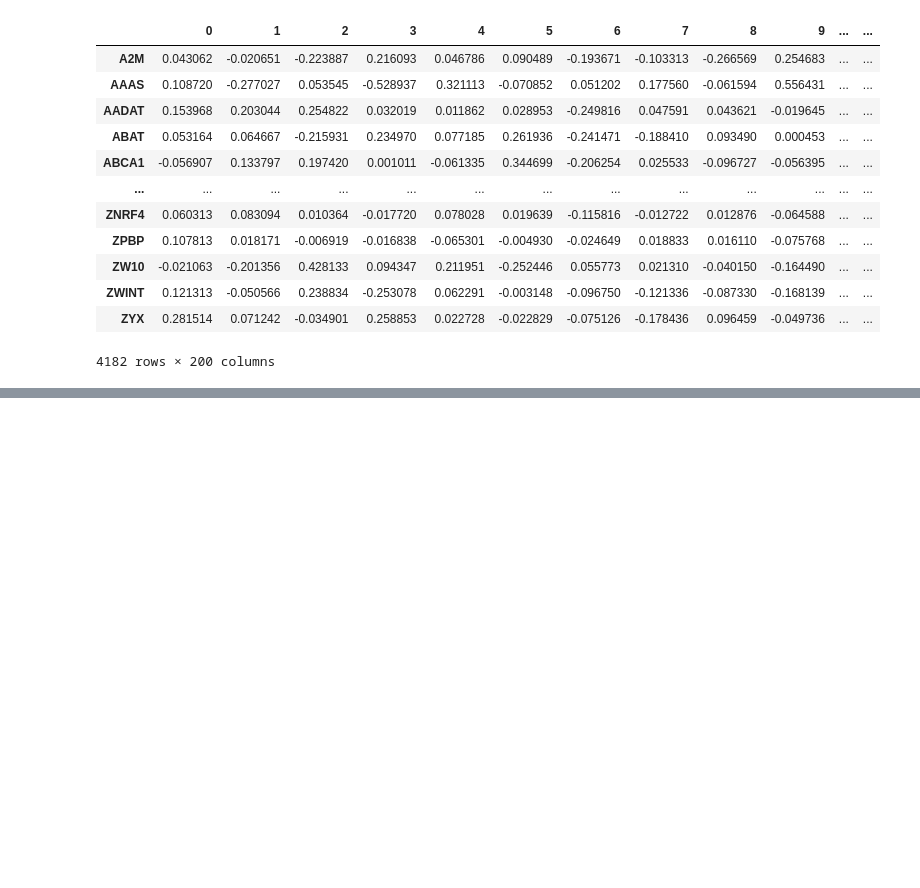
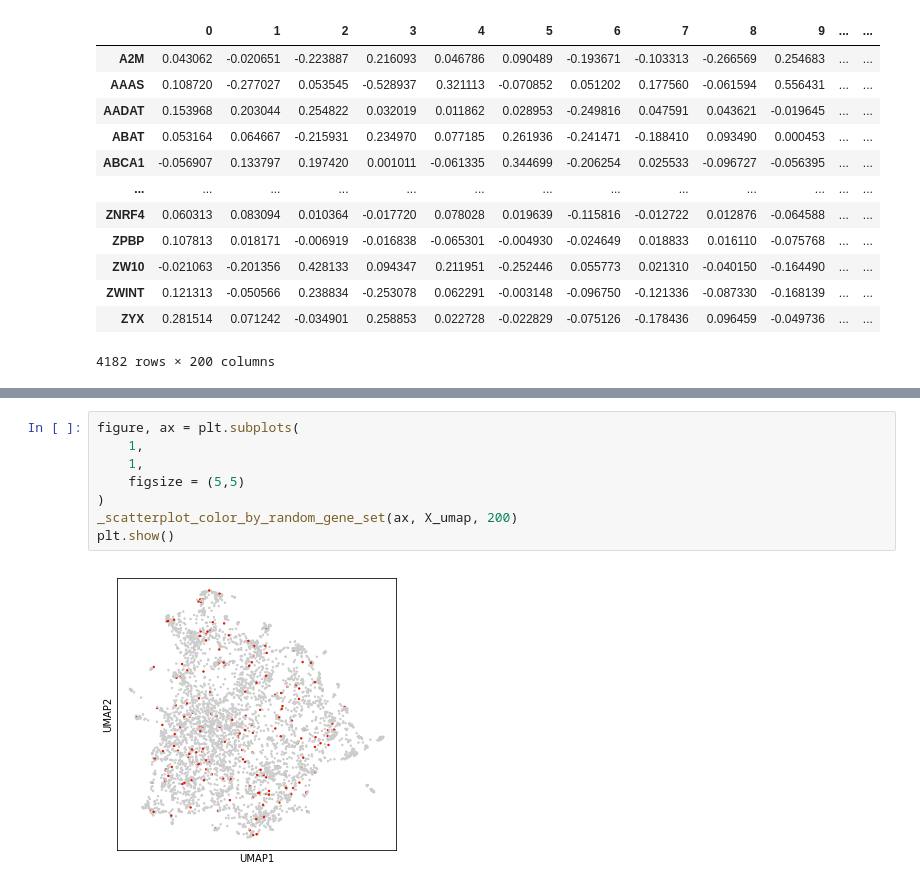
Before and after one commit to mbernste/gene-word-vector-exploration, a Jupyter notebook: gene_wv_clustering.ipynb, the cells around one changed output, grey strips where cells are left out. Cells and saved outputs as stored; diff of their text form; blank space fills up the shorter version.

```diff
--- a/gene_wv_clustering.ipynb
+++ b/gene_wv_clustering.ipynb
@@ -132,0 +186,10 @@ figure.savefig('hallmark_umap_plots.png', format='png', dpi=150)
+# %%
+figure, ax = plt.subplots(
+    1,
+    1,
+    figsize = (5,5)
+)
+_scatterplot_color_by_random_gene_set(ax, X_umap, 200)
+plt.show()
+# %% [output]
+[figure, added]
```
Also changed, not shown: parts of 9 cells of this notebook.
